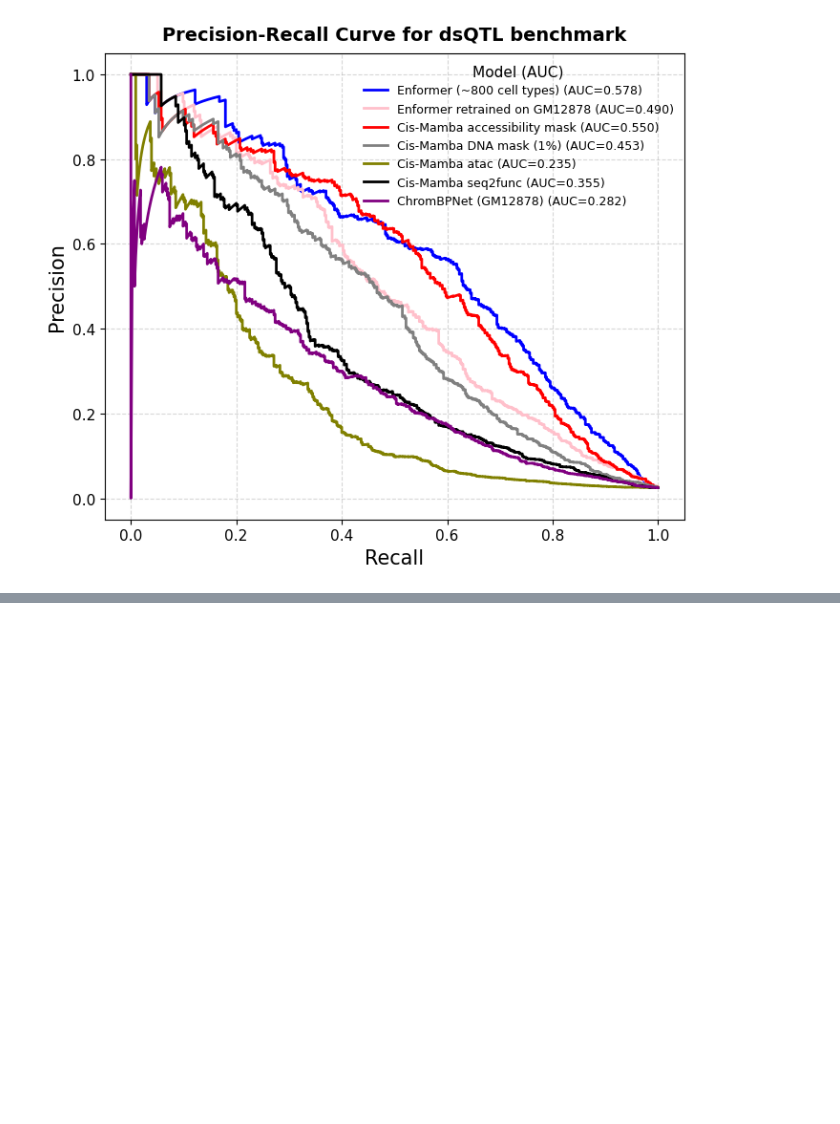
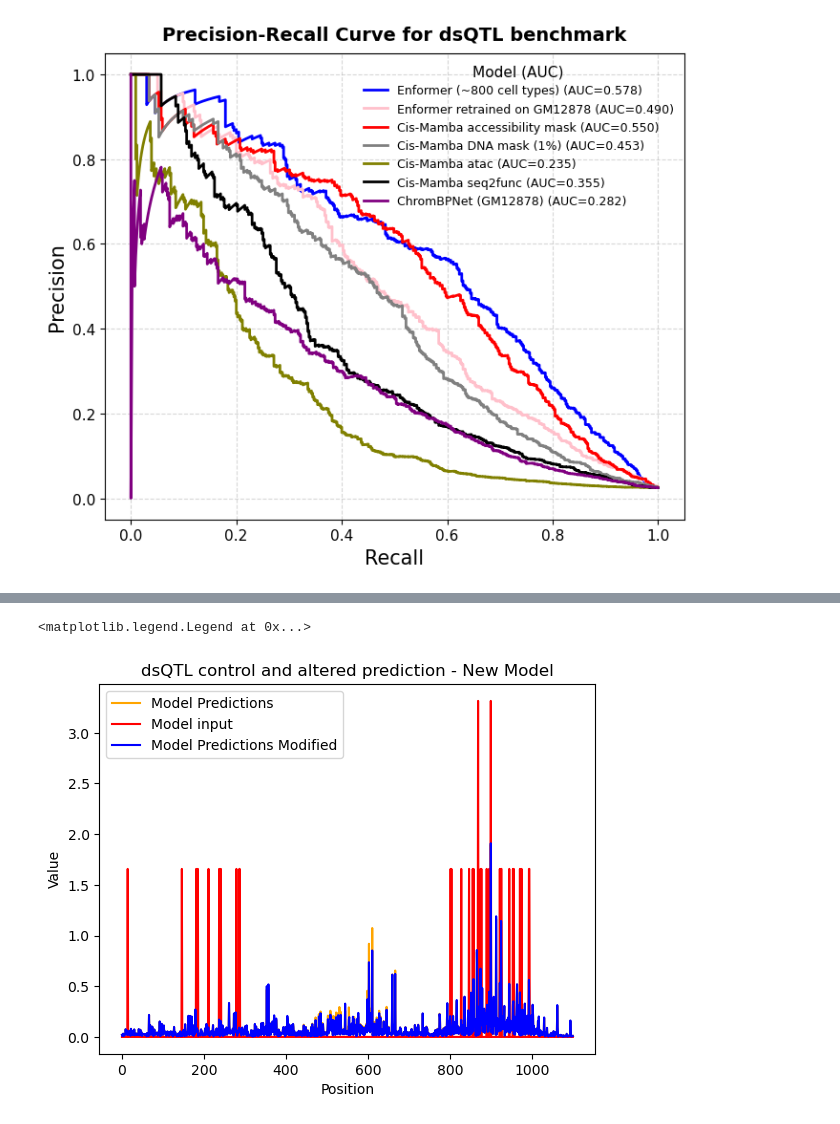
Before and after one commit to Sarthak-Ti/caduceus, a Jupyter notebook: code_test/dsQTL_benchmark6.ipynb, the cells around one changed output, grey strips where cells are left out. Drawn from its saved outputs; the diff is of its cells as text; code cells hidden in the pictures; blank space fills up the shorter version.

```diff
--- a/code_test/dsQTL_benchmark6.ipynb
+++ b/code_test/dsQTL_benchmark6.ipynb
@@ -494,0 +535,9 @@ plot_selected_metric(files, labels, metric_name='logfc', sort_legend_by_auc=Fals
+# %%
+rsid = qtls.iloc[0]['SNPname2']
+chrom = qtls.iloc[0]['chrom_hg19']
+bimrow = bim_pos[int(chrom[3:])][rsid]
+bimval = bims[int(chrom[3:])].iloc[bimrow]
+# %%
+midpoint = bimval[3]-1
+start = midpoint - 524288//2
+end = start + 524288
@@ -494,0 +586,23 @@ plot_selected_metric(files, labels, metric_name='logfc', sort_legend_by_auc=Fals
+# %%
+#now let's test with the new model
+si = 524288//2 - 250
+se = 524288//2 + 250
+evals_new.dataset.expand_seqs(chrom,start,end)
+((s,a),(su,au)) = evals_new.dataset[1937]
+data = (None,None,su,au) #can be s and a or None, it isn't used by the mask function
+out = evals_new.mask(si,se, data=data, mask_accessibility=True)
+data[2][524288//2,0] = 0 #set A to 0
+data[2][524288//2,2] = 1 #set G to 1
+out2 = evals_new.mask(si,se, data=data, mask_accessibility=True)
+plt.plot(out[1][0, si-300:se+300, 0].cpu().numpy(), label='Model Predictions', color='orange')
+plt.plot(out[-1][0, 0, si-300:se+300].cpu().numpy(), label='Model input', color='red')
+# plt.plot(out[-3][si-300:se+300,0], label='true values', color='green')
+plt.plot(out2[1][0, si-300:se+300, 0].cpu().numpy(), label='Model Predictions Modified', color='blue')
+# plt.axvline(x=mi+5-si+300, color='red', linestyle='--', label='SPI1 Motif')
+plt.xlabel('Position')
+plt.ylabel('Value')
+plt.title('dsQTL control and altered prediction - New Model')
+plt.legend()
+# %% [output]
+<matplotlib.legend.Legend at 0x...>
+[figure, added]
```
Also changed, not shown: parts of 17 cells of this notebook, 29 other files.
